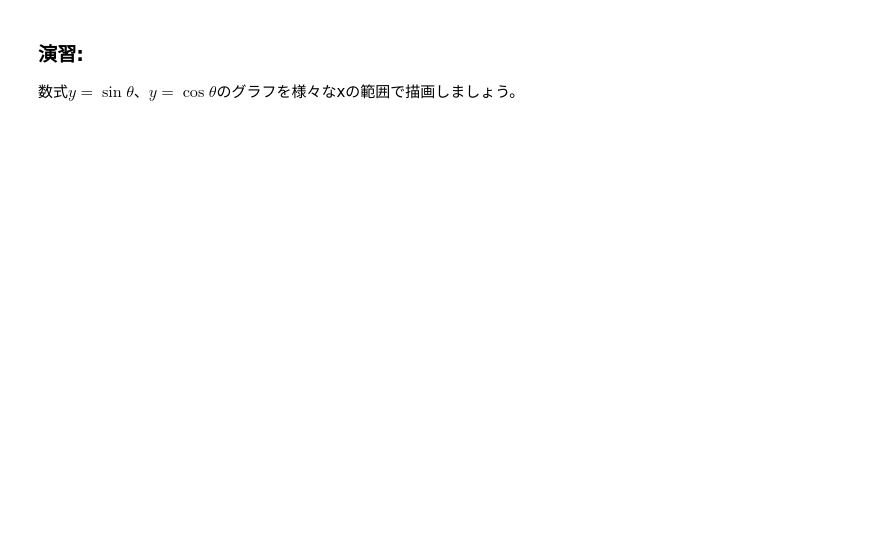
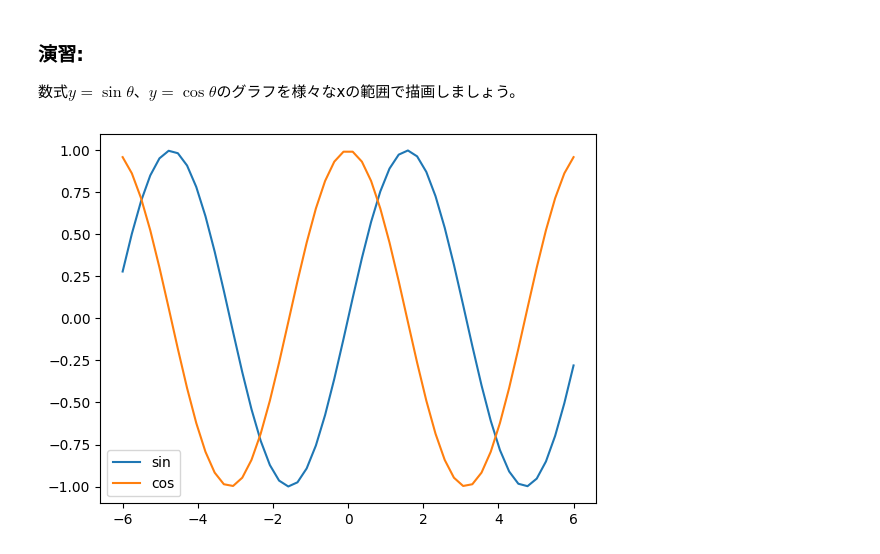
Before and after one commit to yuukimotai/UsedApart_PricePred, a Jupyter notebook: math_for_ai/Section_4/trigonometric_lesson.ipynb, the cells around one changed output. Saved outputs shown, nothing was run; the diff lists cells and outputs as text; code cells hidden in the pictures; blank space fills up the shorter version.

```diff
--- a/math_for_ai/Section_4/trigonometric_lesson.ipynb
+++ b/math_for_ai/Section_4/trigonometric_lesson.ipynb
@@ -33,18 +67,20 @@ $$\tan\theta = \frac{\sin\theta}{\cos\theta}$$
 # %%
 import numpy as np
 import matplotlib.pyplot as plt
 
 def my_sin(x):
     return np.sin(x)  # sin(θ)
 
 def my_cos(x):
     return np.cos(x)  # cos(θ)
 
-x = np.linspace(, )  # 範囲を指定
+x = np.linspace(-6, 6)  # 範囲を指定
 y_sin = my_sin(x)
 y_cos = my_cos(x)
 
 plt.plot(x, y_sin, label="sin")
 plt.plot(x, y_cos, label="cos")
 plt.legend()
 plt.show()
+# %% [output]
+[figure, added]
```
Also changed, not shown: parts of 2 cells of this notebook.
